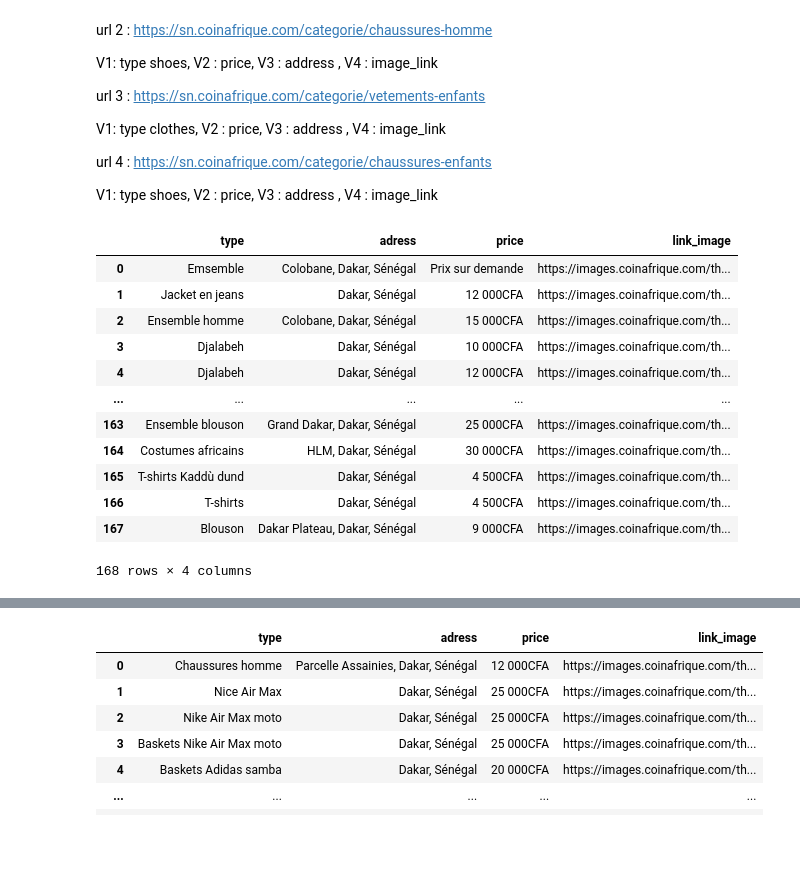
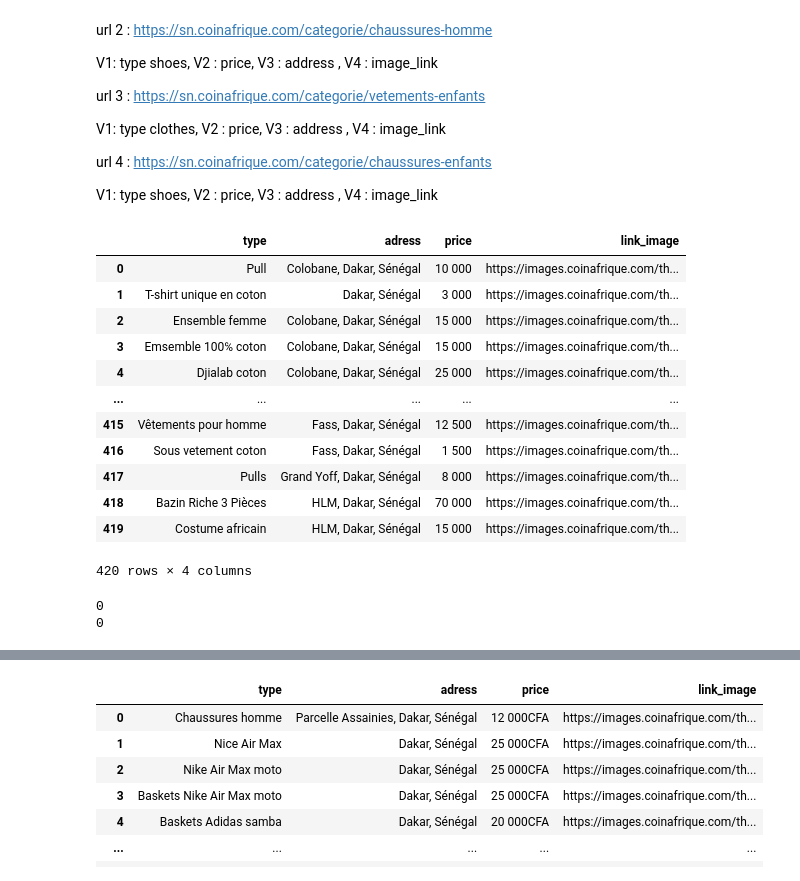
Before and after one commit to Ansoumane621/projet_final_data_collect, a Jupyter notebook: main.ipynb, the cells around one changed output, grey strips where cells are left out. Cells and saved outputs as stored; diff of their text form; code cells hidden in the pictures; blank space fills up the shorter version.

```diff
--- a/main.ipynb
+++ b/main.ipynb
@@ -34,7 +35,7 @@ def get_info_vetement(containers):
     list = []
     for container in containers:
         link_image = container.find('a','card-image ad__card-image waves-block waves-light').img['src']
-        price = container.find('p','ad__card-price').a.text
+        price = container.find('p','ad__card-price').a.text.replace('CFA','')
         adress = container.find('p','ad__card-location').span.text
         type = container.find('p','ad__card-description').a.text
         dic = {
@@ -50,7 +51,7 @@ def get_info_vetement(containers):
 #function for getting type vetements
 def main_info_vetement(size_page):
     DF = pd.DataFrame()
-    for index in range(size_page):
+    for index in range(1,size_page+1):
         url = f'https://sn.coinafrique.com/categorie/vetements-homme?page={index}'
         html_content = get(url)
         request = bs(html_content.content,'html.parser')
@@ -59,19 +60,26 @@ def main_info_vetement(size_page):
         DF = pd.concat([DF,pd.DataFrame(data_list)],axis=0).reset_index(drop=True)
     return DF
 # %%
-data = main_info_vetement(2)
+data = main_info_vetement(5)
 data
 # %% [output]
 |  | type | adress | price | link_image |
-| 0 | Emsemble | Colobane, Dakar, Sénégal | Prix sur demande | https://images.coinafrique.com/th... |
-| 1 | Jacket en jeans | Dakar, Sénégal | 12 000CFA | https://images.coinafrique.com/th... |
-| 2 | Ensemble homme | Colobane, Dakar, Sénégal | 15 000CFA | https://images.coinafrique.com/th... |
-| 3 | Djalabeh | Dakar, Sénégal | 10 000CFA | https://images.coinafrique.com/th... |
-| 4 | Djalabeh | Dakar, Sénégal | 12 000CFA | https://images.coinafrique.com/th... |
+| 0 | Pull | Colobane, Dakar, Sénégal | 10 000 | https://images.coinafrique.com/th... |
+| 1 | T-shirt unique en coton | Dakar, Sénégal | 3 000 | https://images.coinafrique.com/th... |
+| 2 | Ensemble femme | Colobane, Dakar, Sénégal | 15 000 | https://images.coinafrique.com/th... |
+| 3 | Emsemble 100℅ coton | Colobane, Dakar, Sénégal | 15 000 | https://images.coinafrique.com/th... |
+| 4 | Djialab coton | Colobane, Dakar, Sénégal | 25 000 | https://images.coinafrique.com/th... |
 | ... | ... | ... | ... | ... |
-| 163 | Ensemble blouson | Grand Dakar, Dakar, Sénégal | 25 000CFA | https://images.coinafrique.com/th... |
-| 164 | Costumes africains | HLM, Dakar, Sénégal | 30 000CFA | https://images.coinafrique.com/th... |
-| 165 | T-shirts Kaddù dund | Dakar, Sénégal | 4 500CFA | https://images.coinafrique.com/th... |
-| 166 | T-shirts | Dakar, Sénégal | 4 500CFA | https://images.coinafrique.com/th... |
-| 167 | Blouson | Dakar Plateau, Dakar, Sénégal | 9 000CFA | https://images.coinafrique.com/th... |
+| 415 | Vêtements pour homme | Fass, Dakar, Sénégal | 12 500 | https://images.coinafrique.com/th... |
+| 416 | Sous vetement coton | Fass, Dakar, Sénégal | 1 500 | https://images.coinafrique.com/th... |
+| 417 | Pulls | Grand Yoff, Dakar, Sénégal | 8 000 | https://images.coinafrique.com/th... |
+| 418 | Bazin Riche 3 Pièces | HLM, Dakar, Sénégal | 70 000 | https://images.coinafrique.com/th... |
+| 419 | Costume africain | HLM, Dakar, Sénégal | 15 000 | https://images.coinafrique.com/th... |
-168 rows × 4 columns
+420 rows × 4 columns
+# %%
+print(data.duplicated().sum())
+data["price"] = data["price"].replace(["Prix sur demande", "À discuter", "None", "nan", ""], np.nan)
+print((data['price']=='Prix sur demande').sum())
+# %% [output]
+0
+0
```
Also changed, not shown: parts of 15 cells of this notebook, 13 other files.
